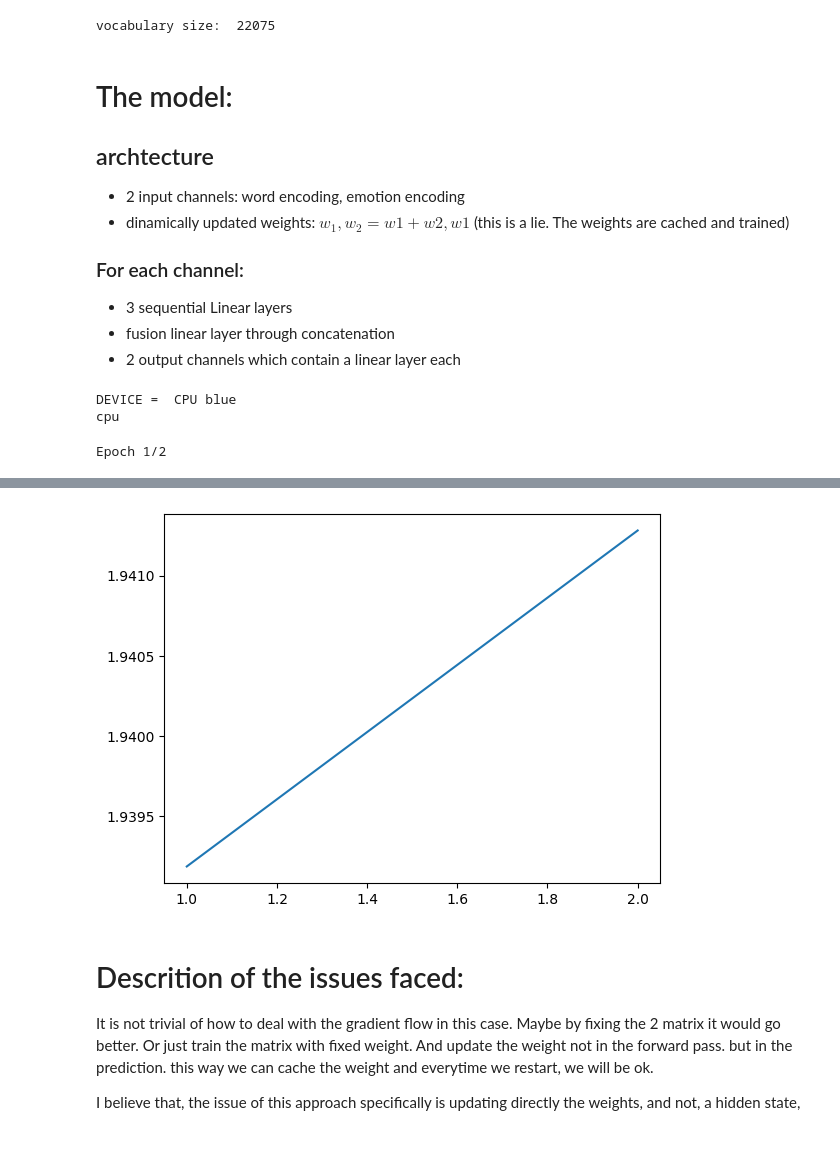
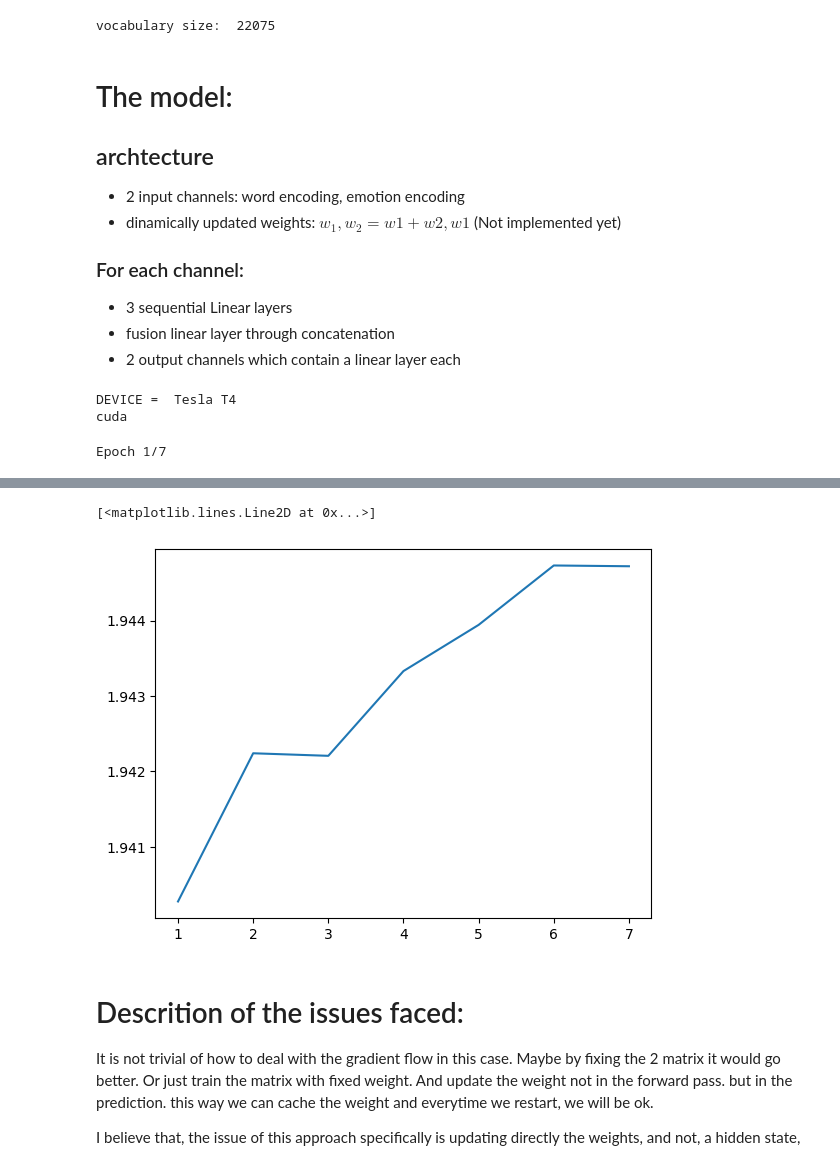
Before and after one commit to bruno-iorio/thesis-work, a Jupyter notebook: SimpleModel1_thesis.ipynb, the cells around one changed output, grey strips where cells are left out. Drawn from its saved outputs; the diff is of its cells as text; code cells hidden in the pictures.

```diff
--- a/SimpleModel1_thesis.ipynb
+++ b/SimpleModel1_thesis.ipynb
@@ -183,7 +193,7 @@ emotions:  [0, 1, 2, 3, 4, 5, 6]
 # %% [markdown]
 Now we train w2v:
 # %%
-word_dim = 800
+word_dim = 300
 w2v = Word2Vec(sentences=bagofwords1, vector_size=word_dim, min_count=1)
 
 print("vocabulary size: ",len(w2v.wv))
@@ -262,7 +272,7 @@ val_loader = DataLoader(val_data, batch_size=batch_size, shuffle = True)
 # The model:
 ## archtecture
 - 2 input channels: word encoding, emotion encoding
-- dinamically updated weights: $w_1, w_2 = w1 + w2, w1$ (this is a lie. The weights are cached and trained)
+- dinamically updated weights: $w_1, w_2 = w1 + w2, w1$ (Not implemented yet)
 ### For each channel:
    - 3 sequential Linear layers
 - fusion linear layer through concatenation
@@ -345,17 +355,20 @@ def train(model, epochs, device):
   loss_fn = nn.CrossEntropyLoss()
   model.train()
   model = model.to(device)
+  loss1 = 0
+  loss2 = 0
   loss = 0
   loss_to_plot = []
   for epoch in range(epochs):
     losses = []
     print(f"Epoch {epoch+1}/{epochs}")
-    loss_batch = 0
     for it, batch in tqdm(enumerate(train_loader),total = train_loader.__len__()):
       batch = {'text': batch['text'].to(device), 'emot': batch['emot'].to(device), 'text_class': batch['text_class'].to(device), 'emot_class': batch['emot_class'].to(device)}
       optimizer.zero_grad()
       pt, pe  = model.forward(batch['text'],batch['emot'])
-      loss = loss_fn(pe,batch['emot_class'])
+      loss1 = loss_fn(pe, batch['emot_class'])
+      loss2 = loss_fn(pt, batch['text_class'])
+      loss = loss1 + loss2
       loss.backward()
       optimizer.step()
       losses.append(loss.item())
@@ -369,12 +382,12 @@ fn = nn.CrossEntropyLoss()
 model = SimpleModel(word_dim,word_dim,len(emotions),len(train_X_class))
 print(device)
 # %% [output]
-DEVICE =  CPU blue
-cpu
+DEVICE =  Tesla T4
+cuda
 # %%
-epochs = 2
+epochs = 7
 
 losses = train(model,epochs,device)
 plt.plot(np.arange(1,epochs+1),losses)
 # %% [output]
-Epoch 1/2
+Epoch 1/7
@@ -385,4 +407,5 @@ loss:  1.9412817917853522
+[<matplotlib.lines.Line2D at 0x...>]
-[figure, old version]
+[figure, new version]
 # %% [markdown]
 # Descrition of the issues faced:
 
```
Also changed, not shown: parts of 5 cells of this notebook, 1 other file.
